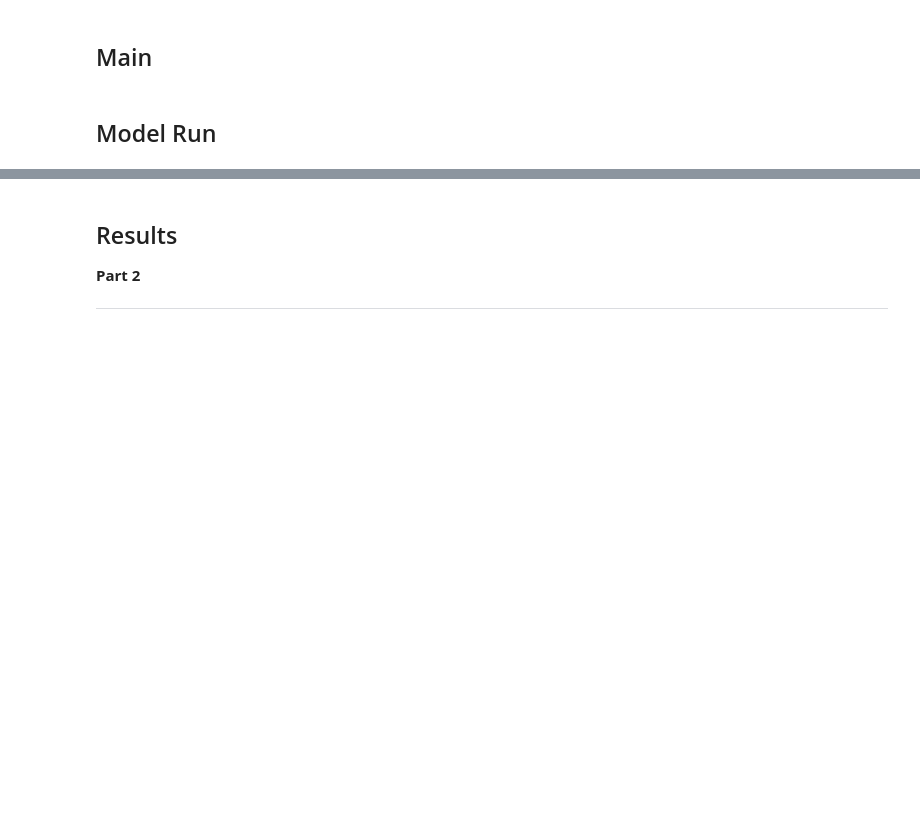
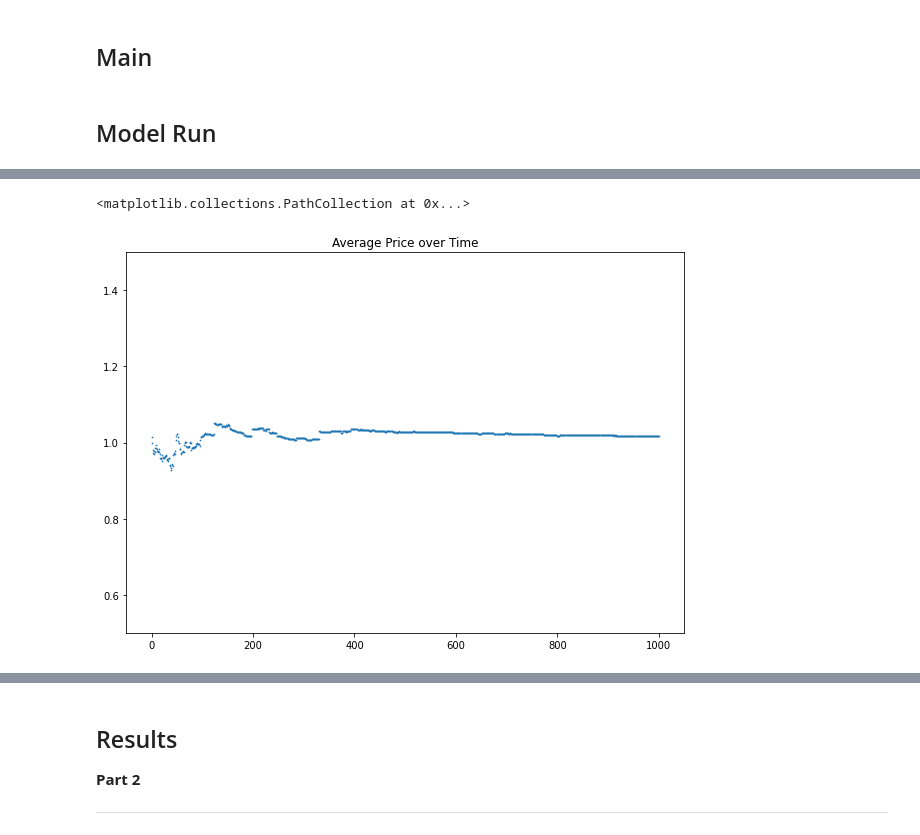
Before and after one commit to edgeofchaos42/ComplexityExplorer, a Jupyter notebook: Session_19_Batch_Runner.ipynb, the cells around one changed output, grey strips where cells are left out. Cells and saved outputs as stored; diff of their text form; code cells hidden in the pictures; blank space fills up the shorter version.

```diff
--- a/Session_19_Batch_Runner.ipynb
+++ b/Session_19_Batch_Runner.ipynb
@@ -589,0 +619,4 @@ plt.scatter(results_df["Step"], results_df["Price"], s=0.5)
+# %%
+results_explore = results_df[results_df["vision_min"]==1]
+results_explore = results_explore[results_explore["vision_max"]==8]
+results_explore
@@ -589,0 +637,8 @@ plt.scatter(results_df["Step"], results_df["Price"], s=0.5)
+# %%
+plt.figure(figsize=(10,7))
+plt.ylim(top=1.5, bottom=0.5)
+plt.title("Average Price over Time")
+plt.scatter(results_explore["Step"], results_explore["Average Price"], s=0.5)
+# %% [output]
+<matplotlib.collections.PathCollection at 0x...>
+[figure, added]
```
Also changed, not shown: parts of 19 cells of this notebook.
